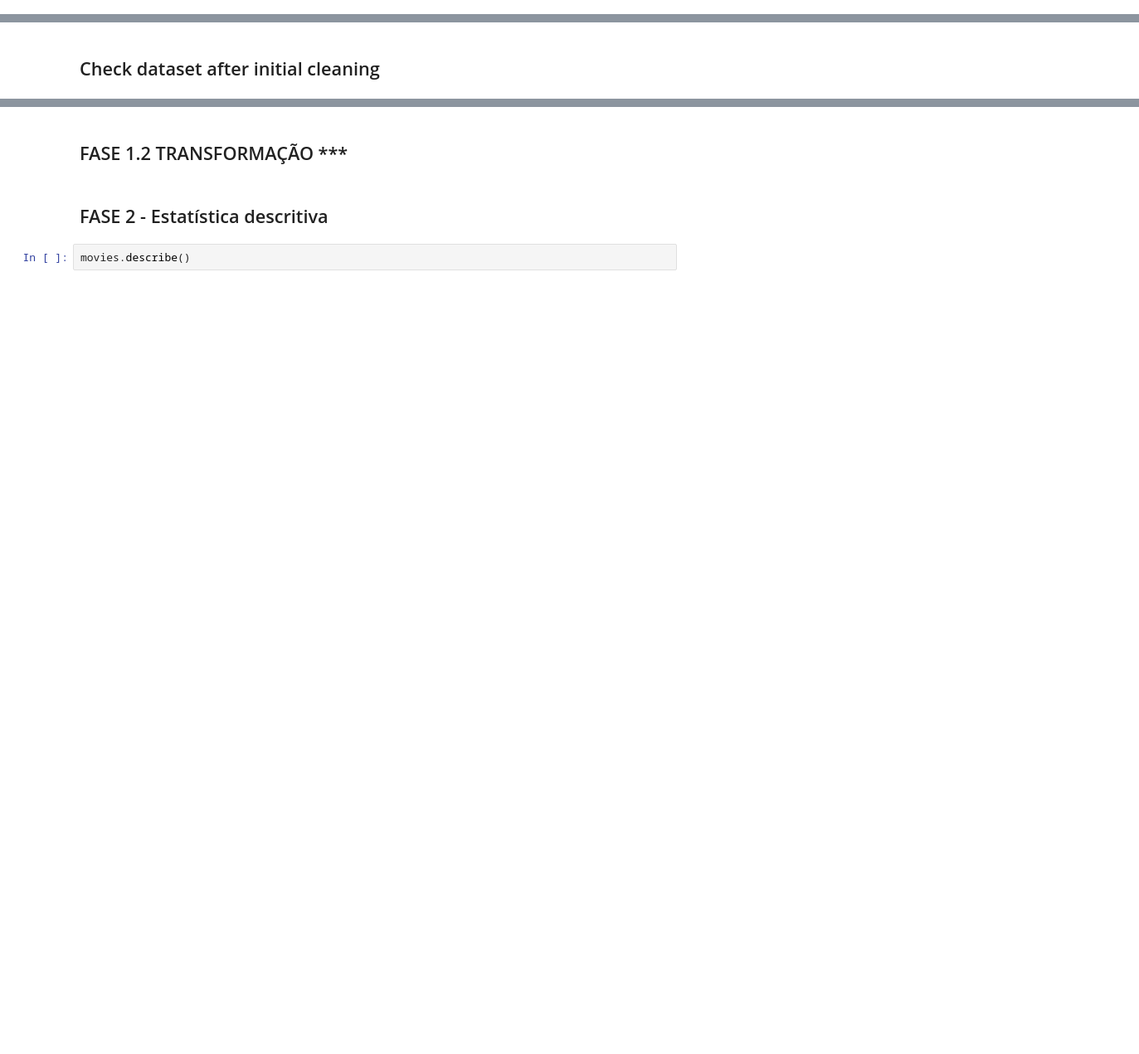
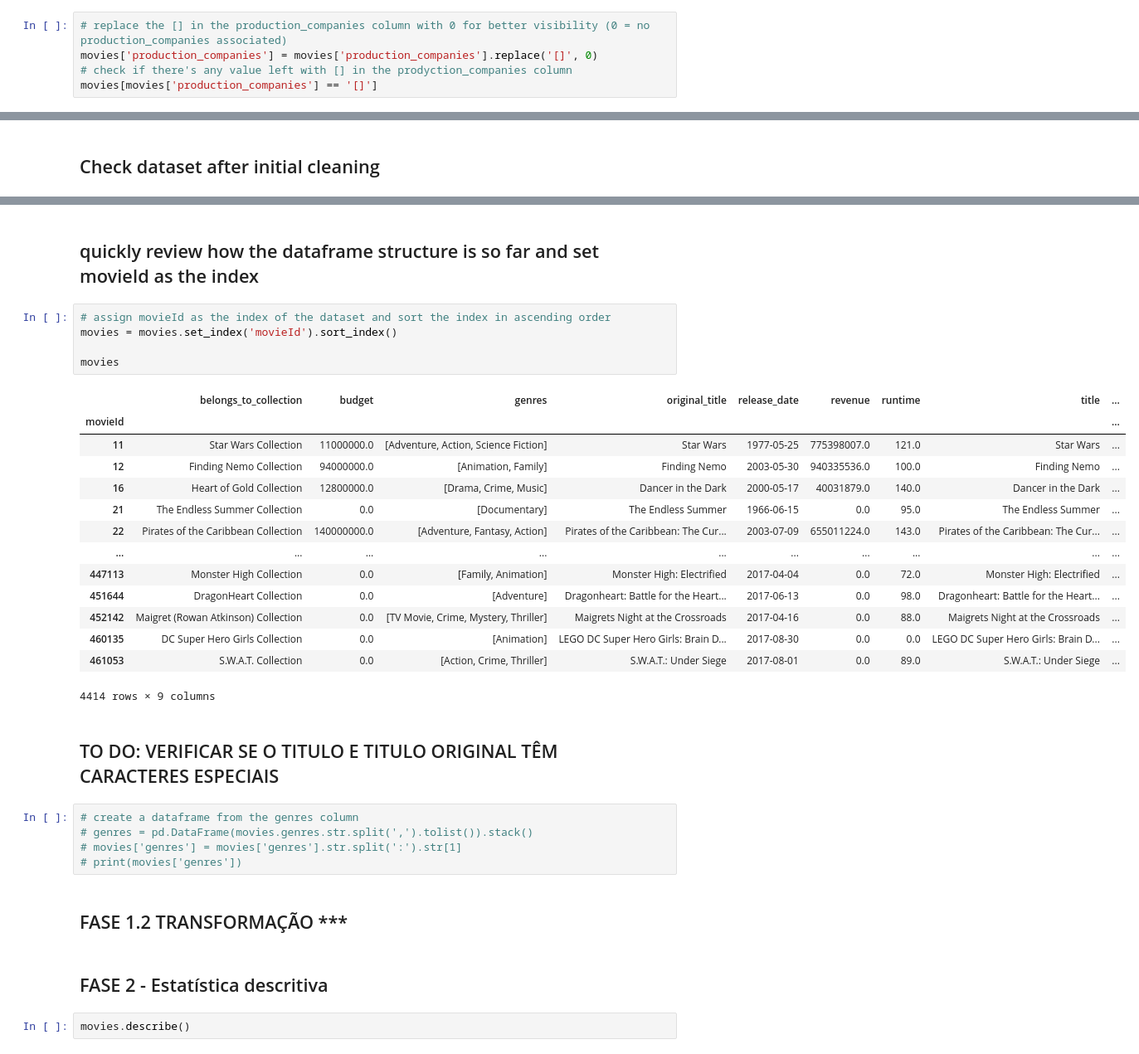
Before and after one commit to yoshinodev/Movies_Data_Analysis, a Jupyter notebook: finalProject.ipynb, the cells around one changed output, grey strips where cells are left out. Shown: that part at 83% size. Drawn from its saved outputs; the diff is of its cells as text; blank space fills up the shorter version.

```diff
--- a/finalProject.ipynb
+++ b/finalProject.ipynb
@@ -128,0 +170,5 @@ movies = movies.drop_duplicates()
+# %%
+# replace the [] in the production_companies column with 0 for better visibility (0 = no production_companies associated)
+movies['production_companies'] = movies['production_companies'].replace('[]', 0)
+# check if there's any value left with [] in the prodyction_companies column
+movies[movies['production_companies'] == '[]']
@@ -139,3 +391,32 @@ NOTA: FALTA LIMPAR AS COLUNAS ACIMA MENCIONADAS NOS COMENTÁRIOS E CONVERTER O T
+# %% [markdown]
+## quickly review how the dataframe structure is so far and set movieId as the index
+# %%
+# assign movieId as the index of the dataset and sort the index in ascending order
+movies = movies.set_index('movieId').sort_index()
+
+movies
+# %% [output]
+|  | belongs_to_collection | budget | genres | original_title | release_date | revenue | runtime | title | ... |
+| movieId |  |  |  |  |  |  |  |  | ... |
+| 11 | Star Wars Collection | 11000000.0 | [Adventure, Action, Science Fiction] | Star Wars | 1977-05-25 | 775398007.0 | 121.0 | Star Wars | ... |
+| 12 | Finding Nemo Collection | 94000000.0 | [Animation, Family] | Finding Nemo | 2003-05-30 | 940335536.0 | 100.0 | Finding Nemo | ... |
+| 16 | Heart of Gold Collection | 12800000.0 | [Drama, Crime, Music] | Dancer in the Dark | 2000-05-17 | 40031879.0 | 140.0 | Dancer in the Dark | ... |
+| 21 | The Endless Summer Collection | 0.0 | [Documentary] | The Endless Summer | 1966-06-15 | 0.0 | 95.0 | The Endless Summer | ... |
+| 22 | Pirates of the Caribbean Collection | 140000000.0 | [Adventure, Fantasy, Action] | Pirates of the Caribbean: The Cur... | 2003-07-09 | 655011224.0 | 143.0 | Pirates of the Caribbean: The Cur... | ... |
+| ... | ... | ... | ... | ... | ... | ... | ... | ... | ... |
+| 447113 | Monster High Collection | 0.0 | [Family, Animation] | Monster High: Electrified | 2017-04-04 | 0.0 | 72.0 | Monster High: Electrified | ... |
+| 451644 | DragonHeart Collection | 0.0 | [Adventure] | Dragonheart: Battle for the Heart... | 2017-06-13 | 0.0 | 98.0 | Dragonheart: Battle for the Heart... | ... |
+| 452142 | Maigret (Rowan Atkinson) Collection | 0.0 | [TV Movie, Crime, Mystery, Thriller] | Maigrets Night at the Crossroads | 2017-04-16 | 0.0 | 88.0 | Maigrets Night at the Crossroads | ... |
+| 460135 | DC Super Hero Girls Collection | 0.0 | [Animation] | LEGO DC Super Hero Girls: Brain D... | 2017-08-30 | 0.0 | 0.0 | LEGO DC Super Hero Girls: Brain D... | ... |
+| 461053 | S.W.A.T. Collection | 0.0 | [Action, Crime, Thriller] | S.W.A.T.: Under Siege | 2017-08-01 | 0.0 | 89.0 | S.W.A.T.: Under Siege | ... |
+4414 rows × 9 columns
+# %% [markdown]
+## TO DO: VERIFICAR SE O TITULO E TITULO ORIGINAL TÊM CARACTERES ESPECIAIS
+# %%
+# create a dataframe from the genres column
+# genres = pd.DataFrame(movies.genres.str.split(',').tolist()).stack()
+# movies['genres'] = movies['genres'].str.split(':').str[1]
+# print(movies['genres'])
 # %% [markdown]
 ## FASE 1.2 TRANSFORMAÇÃO ***
 # %% [markdown]
```
Also changed, not shown: parts of 29 cells of this notebook.
